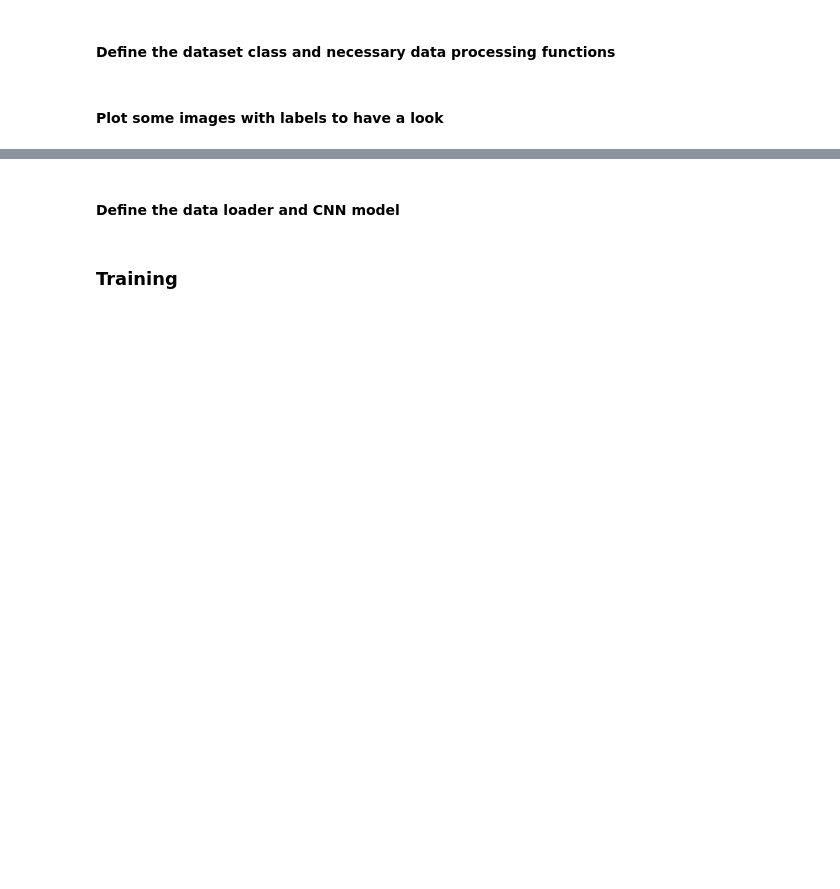
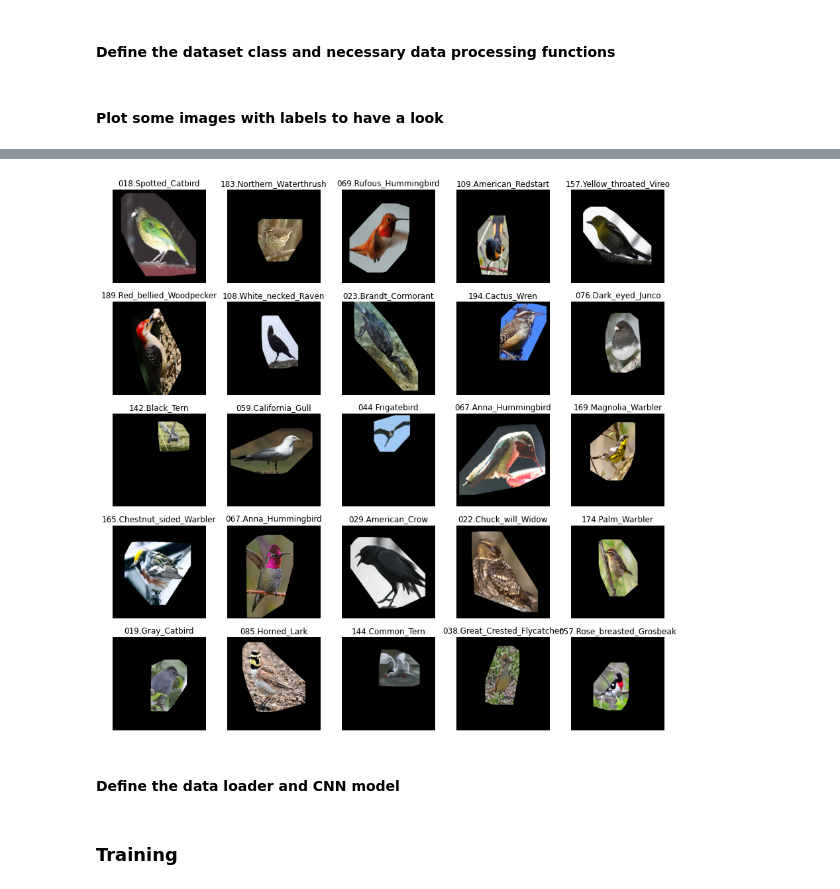
Before and after one commit to AnniLi1212/Fine_Grained_Bird_Classification, a Jupyter notebook: CNN_Classifier_for_CUB_200_2011.ipynb, the cells around one changed output, grey strips where cells are left out. Drawn from its saved outputs; the diff is of its cells as text; code cells hidden in the pictures; blank space fills up the shorter version.

```diff
--- a/CNN_Classifier_for_CUB_200_2011.ipynb
+++ b/CNN_Classifier_for_CUB_200_2011.ipynb
@@ -154,3 +216,41 @@ plot_images(imagelist, labellist)
+# %%
+def plot_masked_images(ids, images, labels, normalize=True, drop=True):
+
+    n_images = len(images)
+
+    rows = int(np.sqrt(n_images))
+    cols = int(np.sqrt(n_images))
+    fig, axs = plt.subplots(rows, cols, figsize = (15,15))
+    axs = axs.ravel()
+
+    for i in range(rows*cols):
+        parts_img = parts_locs[parts_locs["id"] == ids[i]][["x", "y"]].values
+        cvimage = cv2.imread("CUB_200_2011/images/" + images[i])
+        cvimage = cv2.cvtColor(cvimage, cv2.COLOR_BGR2RGB)
+        mask = create_mask(cvimage, parts_img, drop=drop)
+        extracted_bird = extract_bird(cvimage, mask)
+        image = Image.fromarray(extracted_bird)
+        image = transform(image)
+        if normalize:
+            image = normalize_image(image)
+        image = image.numpy()
+
+        axs[i].imshow(np.transpose(image, (1, 2, 0)))
+        label = labels[i]
+        axs[i].set_title(label)
+        axs[i].set_axis_off()
+# %%
+ids = []
+imagelist = []
+labellist = []
+randomlist = [random.randint(0, len(data)) for _ in range(25)]
+for i in randomlist:
+    ids.append(data.loc[i, 'id'])
+    imagelist.append(data.loc[i, 'image_name'])
+    labellist.append(data.loc[i, 'species'])
+plot_masked_images(ids, imagelist, labellist, drop=False)
+# %% [output]
+[figure, added]
 # %% [markdown]
 #### Define the data loader and CNN model
 # %%
```
Also changed, not shown: parts of 32 cells of this notebook.
